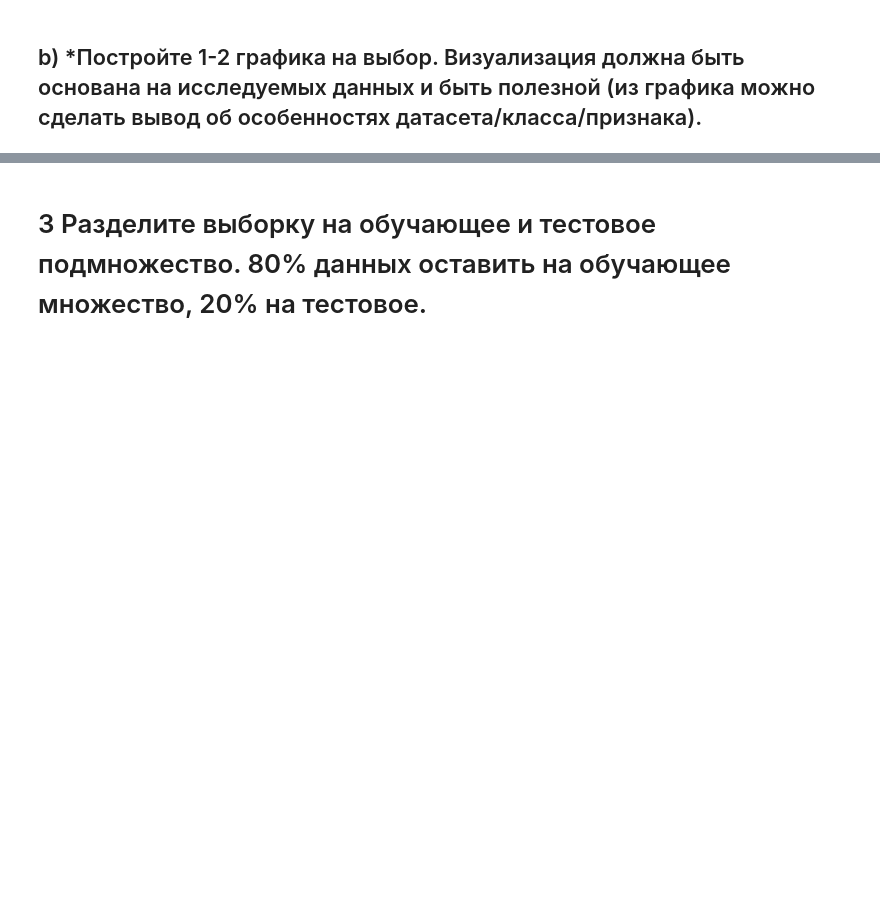
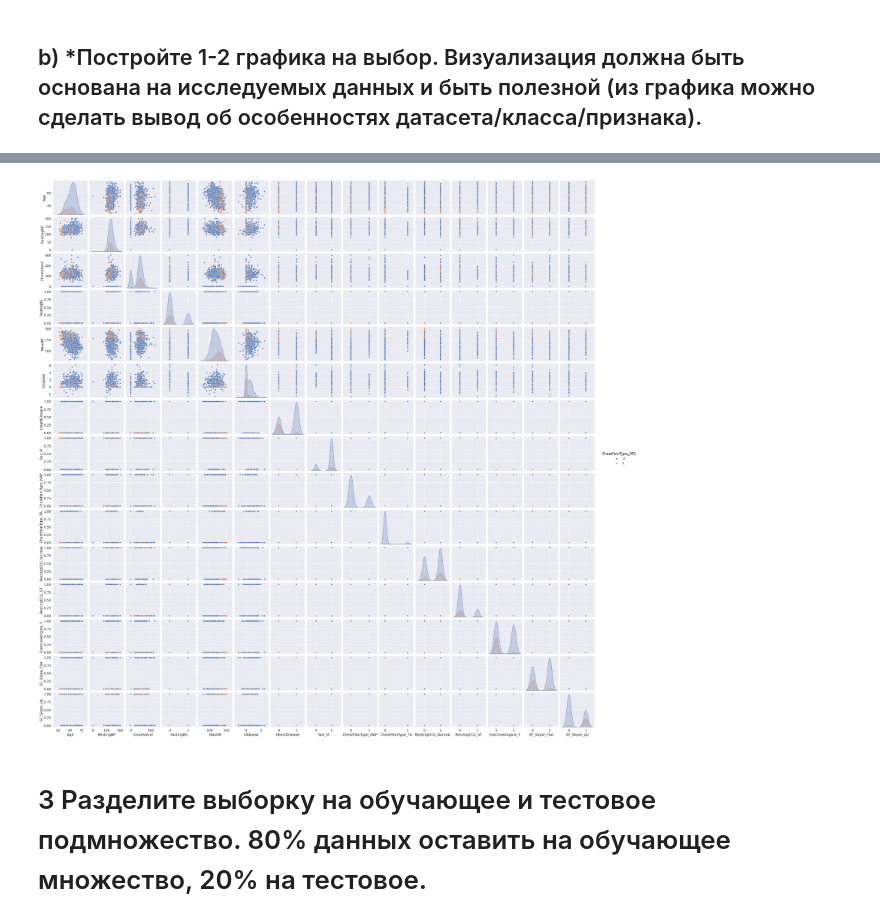
Before and after one commit to AIhexNICK-MAIL-RU/ML-projects-new, a Jupyter notebook: Net_ml_hw8.ipynb, the cells around one changed output, grey strips where cells are left out. Cells and saved outputs as stored; diff of their text form; code cells hidden in the pictures; blank space fills up the shorter version.

```diff
--- a/Net_ml_hw8.ipynb
+++ b/Net_ml_hw8.ipynb
@@ -19,2 +241,6 @@
+# %%
+sns.pairplot(X, hue='ChestPainType_ATA', diag_kind="kde");
+# %% [output]
+[figure, added]
 # %% [markdown]
 # 3 Разделите выборку на обучающее и тестовое подмножество. 80% данных оставить на обучающее множество, 20% на тестовое.
```
Also changed, not shown: parts of 66 cells of this notebook.
